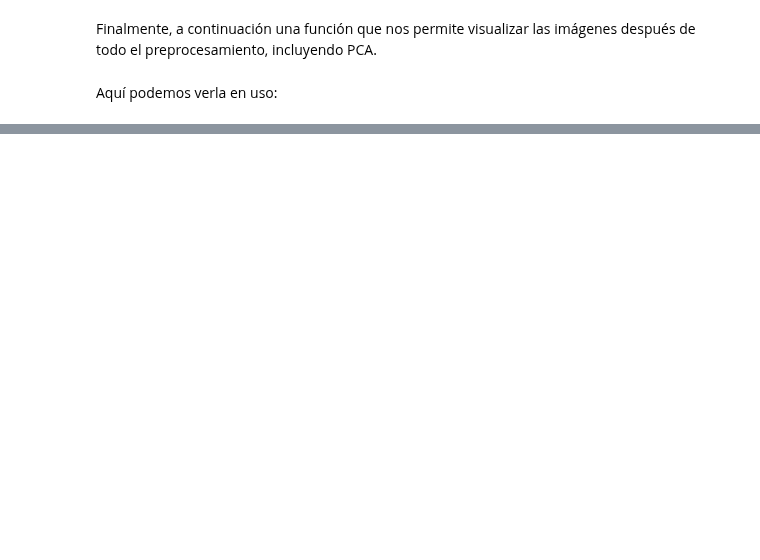
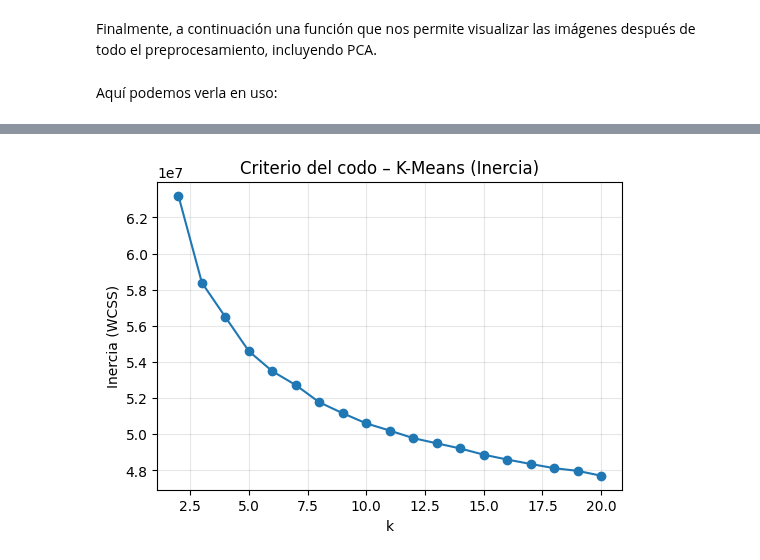
Before and after one commit to datwaft/aprendizaje_automatico, a Jupyter notebook: Trabajo_Corto_3/Trabajo_Corto_3.ipynb, the cells around one changed output, grey strips where cells are left out. Drawn from its saved outputs; the diff is of its cells as text; code cells hidden in the pictures; blank space fills up the shorter version.

```diff
--- a/Trabajo_Corto_3/Trabajo_Corto_3.ipynb
+++ b/Trabajo_Corto_3/Trabajo_Corto_3.ipynb
@@ -68,7 +74,7 @@ Y luego de eso cargamos el _dataset_. Con `df.head()` podemos ver que el _datase
 
 Con `len(df)` podemos ver que el dataset posee 35887 filas, las cuales representan la cantidad de imágenes en el _dataset_.
 # %%
-df_raw = pd.read_csv("data/datos_imagenes_USAR.csv", sep=";", dtype="int64")
+df_raw = pd.read_csv("data/datos_imagenes_USAR.csv", sep=";", dtype="uint8")
 display(df_raw.head())
 display(len(df_raw))
 # %% [output]
@@ -298,6 +304,6 @@ Con esto podemos ver que utilizar 433 componentes nos permite conservar el 95% d
 # %%
-n_components = 433
-pca = PCA(n_components=n_components, random_state=42)
+n_components = 201
+pca = PCA(n_components=n_components, random_state=42, whiten=False)
 df = pd.DataFrame(
     pca.fit_transform(df_scaled), index=df_scaled.index, columns=[f"PC{i + 1}" for i in range(n_components)]
 )
@@ -342,0 +353,10 @@ plt.show()
+# %%
+@dataclass(slots=True, frozen=True)
+class ClusterResult:
+    algorithm: Literal["K-Means", "Gaussian Mixture"]
+    k: int
+    silhouette: float
+    davies_bouldin: float
+    inertia: float | None = None  # Solo K-Means
+    bic: float | None = None  # Solo GMM
+    aic: float | None = None  # Solo GMM
@@ -342,0 +421,3 @@ plt.show()
+# %%
+results_df = pd.DataFrame(results)
+display(results_df)
@@ -342,0 +469,12 @@ plt.show()
+# %%
+km_df = results_df[results_df["algorithm"] == "K-Means"].sort_values("k")
+
+plt.figure(figsize=(6, 4))
+plt.plot(km_df["k"], km_df["inertia"], marker="o")
+plt.xlabel("k")
+plt.ylabel("Inercia (WCSS)")
+plt.title("Criterio del codo – K-Means (Inercia)")
+plt.grid(True, alpha=0.3)
+plt.show()
+# %% [output]
+[figure, added]
```
Also changed, not shown: parts of 15 cells of this notebook.
